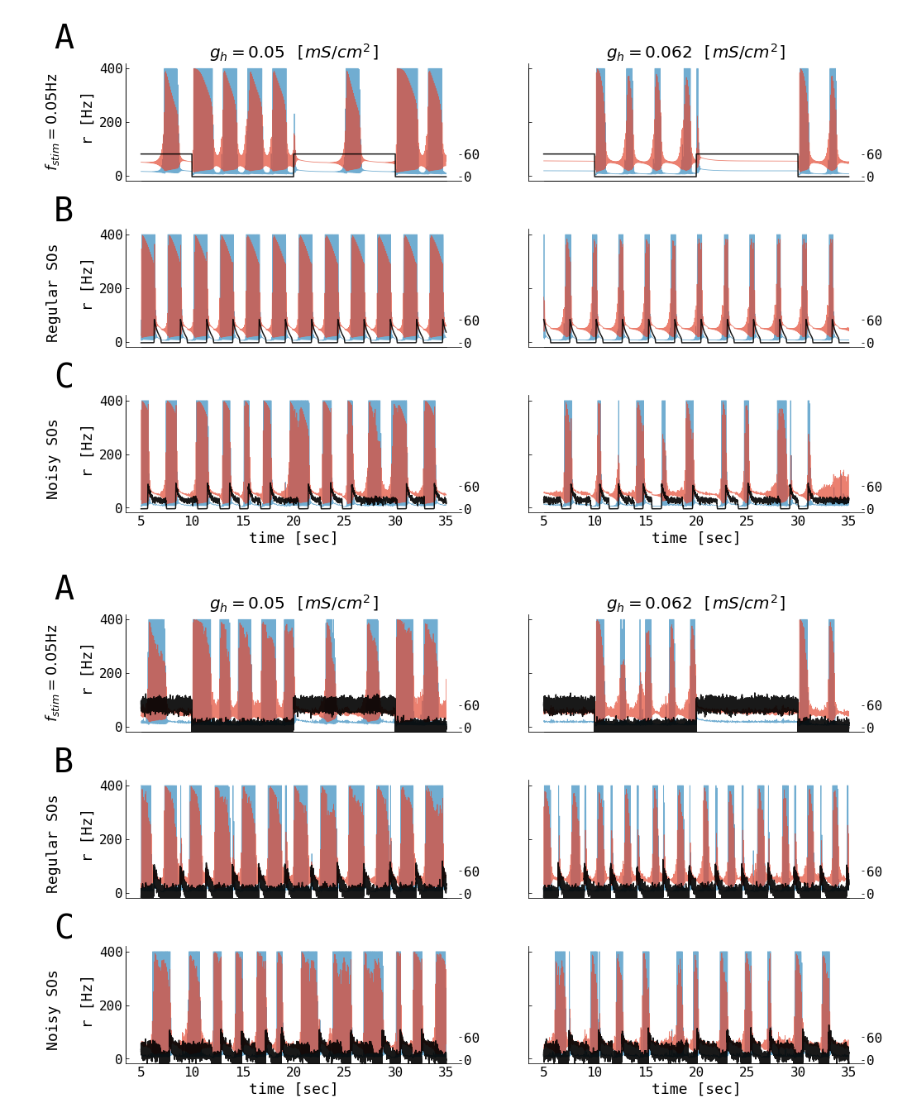
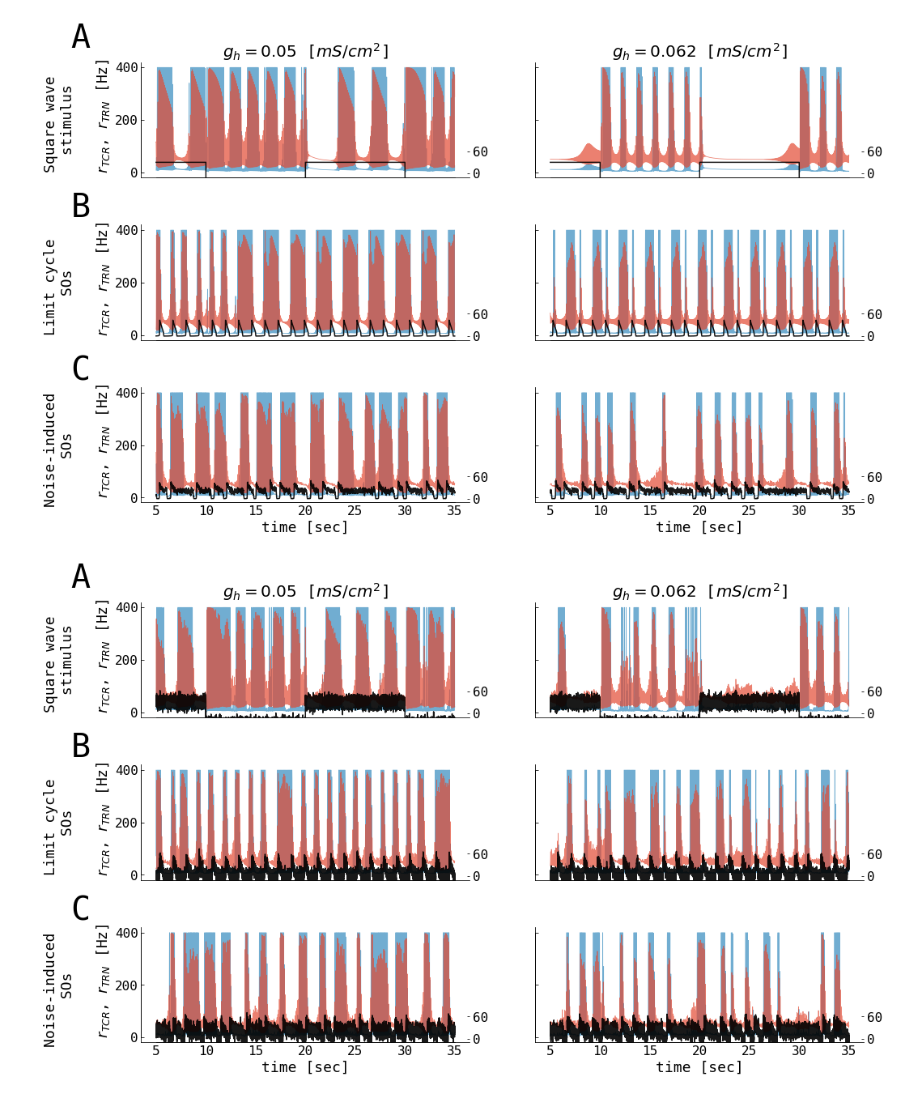
Before and after one commit to jajcayn/thalamocortical_model_study, a Jupyter notebook: fig6 - thalamus_square_stim_ts.ipynb, the cells around one changed output. Saved outputs shown, nothing was run; the diff lists cells and outputs as text; code cells hidden in the pictures.

```diff
--- a/fig6 - thalamus_square_stim_ts.ipynb
+++ b/fig6 - thalamus_square_stim_ts.ipynb
@@ -51,9 +51,9 @@ class StimulatedThalamus:
         Prepare square pulse stimulation.
         """
         stim = SquareInput(
-            stim_start=None,
+            start=None,
             amplitude=stim_inp / 1000.0,
-            period=period,
+            frequency=1000./period,
         )
 
         tcr_input = OrnsteinUhlenbeckProcess(mu=0.0, sigma=self.tcr_noise, tau=5.0)
@@ -91,15 +91,15 @@ class StimulatedThalamus:
         results = aln.run(
             duration=self.DURATION + self.T_SPIN_UP,
             dt=self.DT,
-            noise_input=np.hstack([noise_exc, noise_inh]).T,
+            noise_input=np.vstack([noise_exc, noise_inh]),
             backend="numba",
         )
         return results
 
     def get_aln_so(self, e, noise):
-        aln_res = self._prepare_aln_ts(e=e, i=3.5, noise=noise)
+        aln_res = self._prepare_aln_ts(e=e, i=2.0, noise=noise)
         aln_ts = aln_res["r_mean_EXC"].values.squeeze()
-        so_stim = aln_ts[:, np.newaxis]
+        so_stim = aln_ts[np.newaxis, :]
 
         tcr_input = OrnsteinUhlenbeckProcess(
             mu=0.0, sigma=self.tcr_noise, tau=5.0
@@ -118,7 +118,7 @@ class StimulatedThalamus:
         results = self.model.run(
             duration=self.DURATION + self.T_SPIN_UP,
             dt=self.DT,
-            noise_input=np.hstack([tcr_input, trn_input]).T,
+            noise_input=np.vstack([tcr_input, trn_input]),
             backend="numba",
         )
         tcr = results["r_mean_EXC"].isel({"node": 0}) * 1000.0
@@ -177,11 +177,11 @@ for noise in noises:
         plot_single(df, ax)
         ax.set_title(f"$g_{{h}}={gh}$ [$mS/cm^2$]")
         if i == 0:
-            ax.set_ylabel(f"$f_{{stim}}={1/(PERIOD / 1000.):.2f}$Hz" "\n\n r [Hz]")
+            ax.set_ylabel("Square wave \n stimulus \n\n $r_{TCR}$, $r_{TRN}$ [Hz]")
         pbar.update(1)
 
 
-    aln_settings = [(3.2, 0.0, "Regular"), (3.7, 0.05, "Noisy")]
+    aln_settings = [(2.8, 0.0, "Limit cycle"), (3.5, 0.05, "Noise-induced")]
     for i, (aln_e, aln_noise, subtitle) in enumerate(aln_settings):
         for k, gh in enumerate(ghs):
             thalamus = StimulatedThalamus(gh=gh, tcr_noise=noise)
@@ -190,7 +190,7 @@ for noise in noises:
             ax = axs[2 * i + 2, k]
             plot_single(df, ax)
             if k == 0:
-                ax.set_ylabel(f"{subtitle} SOs \n\n r [Hz]")
+                ax.set_ylabel(f"{subtitle} \n SOs \n\n $r_{{TCR}}$, $r_{{TRN}}$ [Hz]")
             pbar.update(1)
 
     for ax in axs[-1, :]:
@@ -207,32 +207,32 @@ for noise in noises:
     )
     plt.text(
         0.06,
         0.63,
         "B",
         ha="center",
         va="center",
         transform=fig.transFigure,
         fontsize=40,
     )
     plt.text(
         0.06,
         0.35,
         "C",
         ha="center",
         va="center",
         transform=fig.transFigure,
         fontsize=40,
     )
     plt.tight_layout()
     # to PDF due transparency
     plt.savefig(
         f"../figs/thalamus_square_stim_ts_sigma{noise}.pdf",
         dpi=DPI,
         transparent=True,
         bbox_inches="tight",
     )
 
 pbar.close()
 # %% [output]
-[figure, old version]
+[figure, new version]
-[figure, old version]
+[figure, new version]
```
Also changed, not shown: 7 other files.
